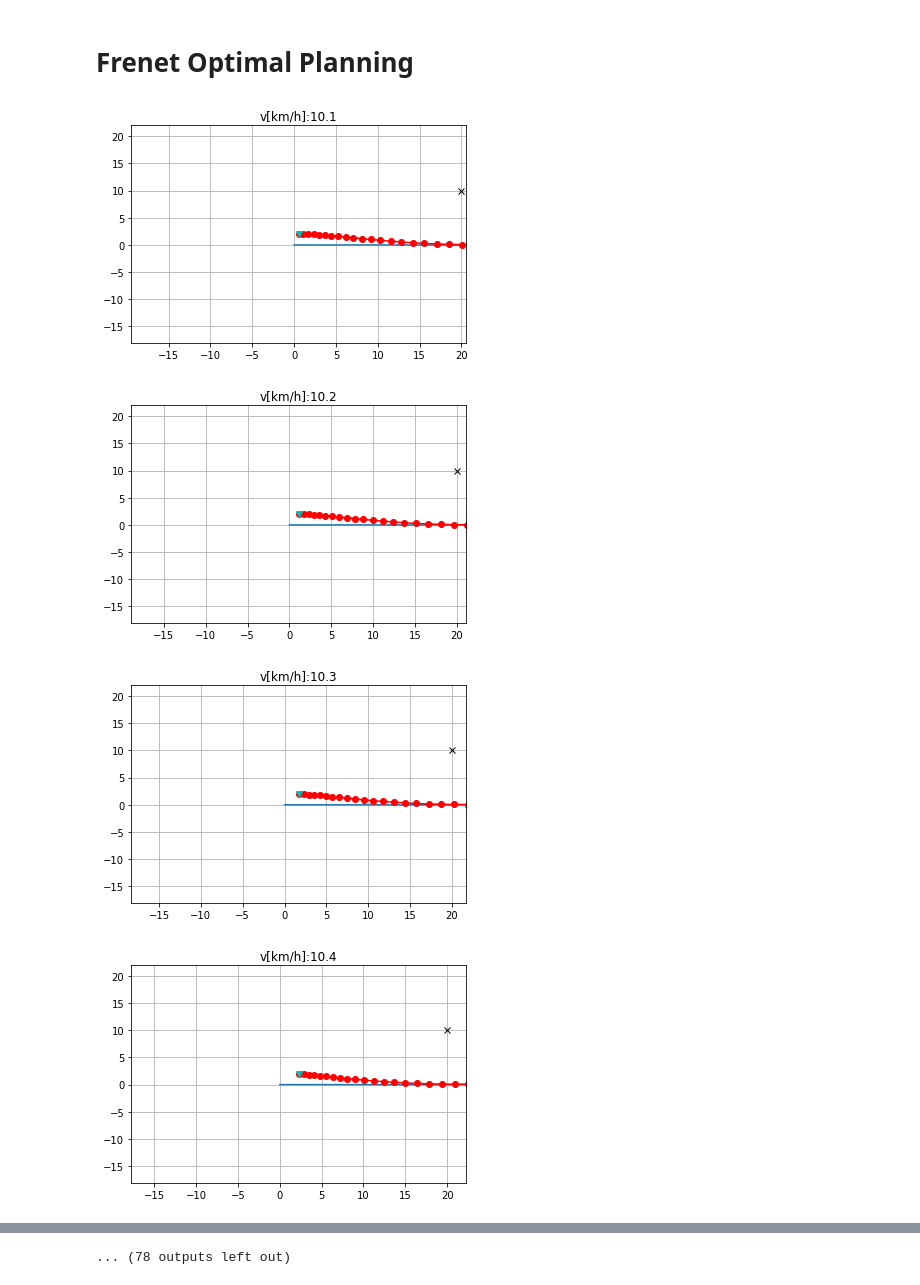
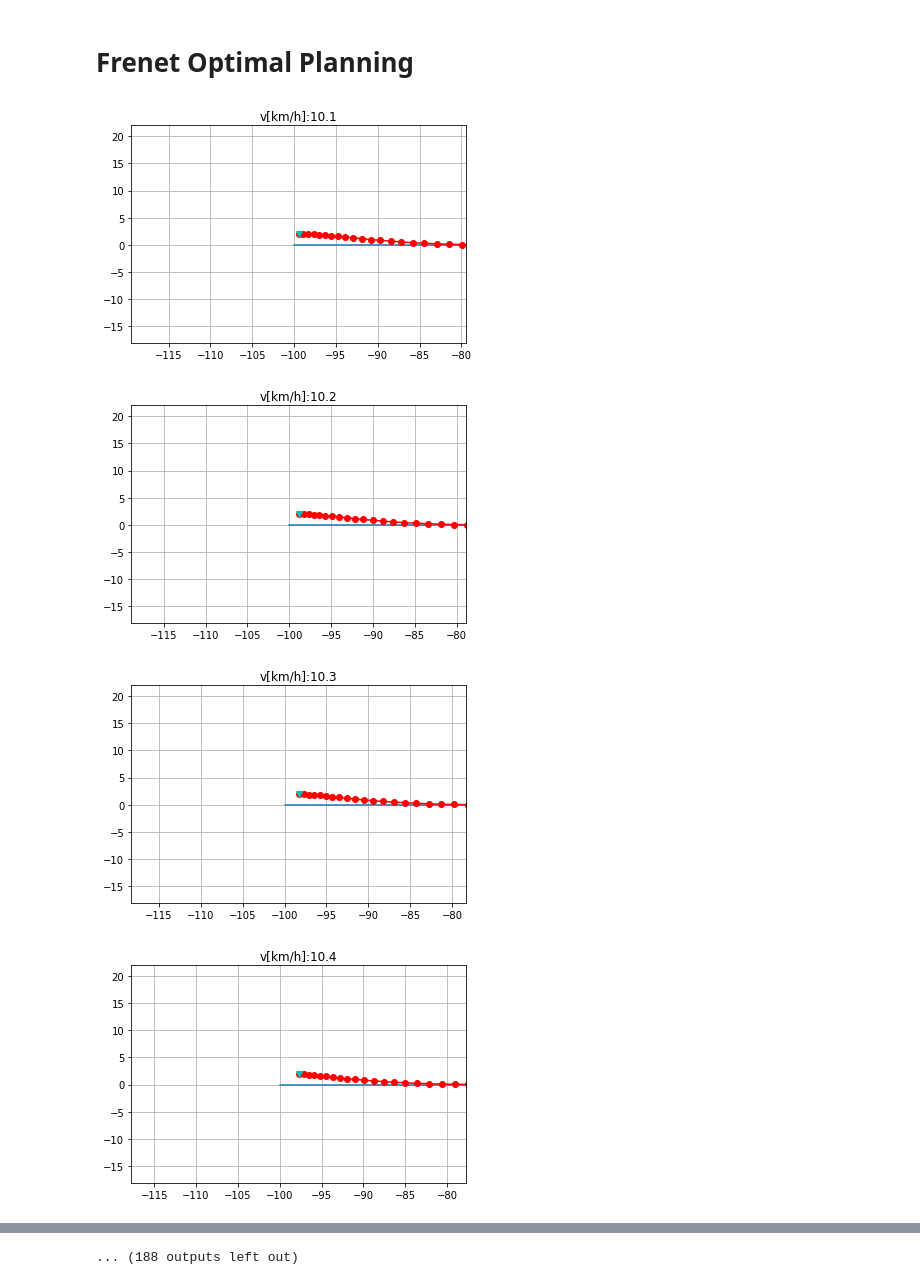
Before and after one commit to SS47816/PythonRobotics, a Jupyter notebook: PathPlanning/FrenetOptimalTrajectory/Frenet Optimal Planning.ipynb, the cells around one changed output, grey strips where cells are left out. Saved outputs shown, nothing was run; the diff lists cells and outputs as text; code cells hidden in the pictures.

```diff
--- a/PathPlanning/FrenetOptimalTrajectory/Frenet Optimal Planning.ipynb
+++ b/PathPlanning/FrenetOptimalTrajectory/Frenet Optimal Planning.ipynb
@@ -536,7 +536,9 @@ show_animation = True
 # way points
 wx = [0.0, 10.0, 20.5, 35.0, 70.5]
 wy = [0.0, -6.0, 5.0, 6.5, 0.0]
-wy = [0.0, 0.0, 0.0, 0.5, 1.0]
+
+wy = [0.0, 0.0, 0.0, 0.0, 0.0]
+wx = [-100.0, -50.0, 0.0, 50.0, 100.0]
 # obstacle lists
 ob = np.array([[20.0, 10.0],
                [30.0, 6.0],
@@ -611,34 +613,34 @@ for i in range(500):
     s0 = path.s[1]
     c_d = path.d[1]
     c_d_d = path.d_d[1]
     c_d_dd = path.d_dd[1]
     c_speed = path.s_d[1]
 
     if np.hypot(path.x[1] - tx[-1], path.y[1] - ty[-1]) <= 1.0:
         print("Goal")
         break
 
     if show_animation:  # pragma: no cover
         plt.cla()
         plt.plot(tx, ty)
         plt.plot(ob[:, 0], ob[:, 1], "xk")
         plt.plot(path.x[1:], path.y[1:], "-or")
         plt.plot(path.x[1], path.y[1], "vc")
         plt.xlim(path.x[1] - area, path.x[1] + area)
         plt.ylim(path.y[1] - area, path.y[1] + area)
         plt.title("v[km/h]:" + str(c_speed * 3.6)[0:4])
         plt.grid(True)
         plt.pause(0.0001)
 
     #print(path.x[1], path.y[1])
 
 print("Finish")
 if show_animation:  # pragma: no cover
     plt.grid(True)
     plt.pause(0.0001)
     plt.show()
 # %% [output]
-[figure, old version]
+[figure, new version]
-[figure, old version]
+[figure, new version]
-[figure, old version]
+[figure, new version]
-[figure, old version]
+[figure, new version]
@@ -653 +655 @@ if show_animation:  # pragma: no cover
-... (78 outputs left out)
+... (188 outputs left out)
```
Also changed, not shown: parts of 1 cell of this notebook.
